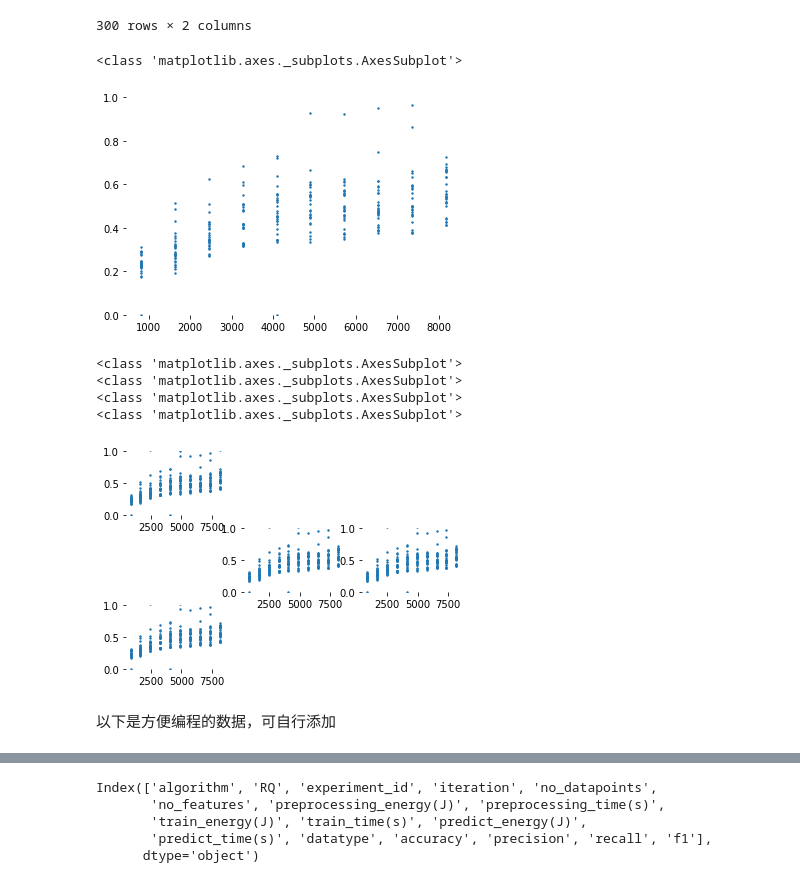
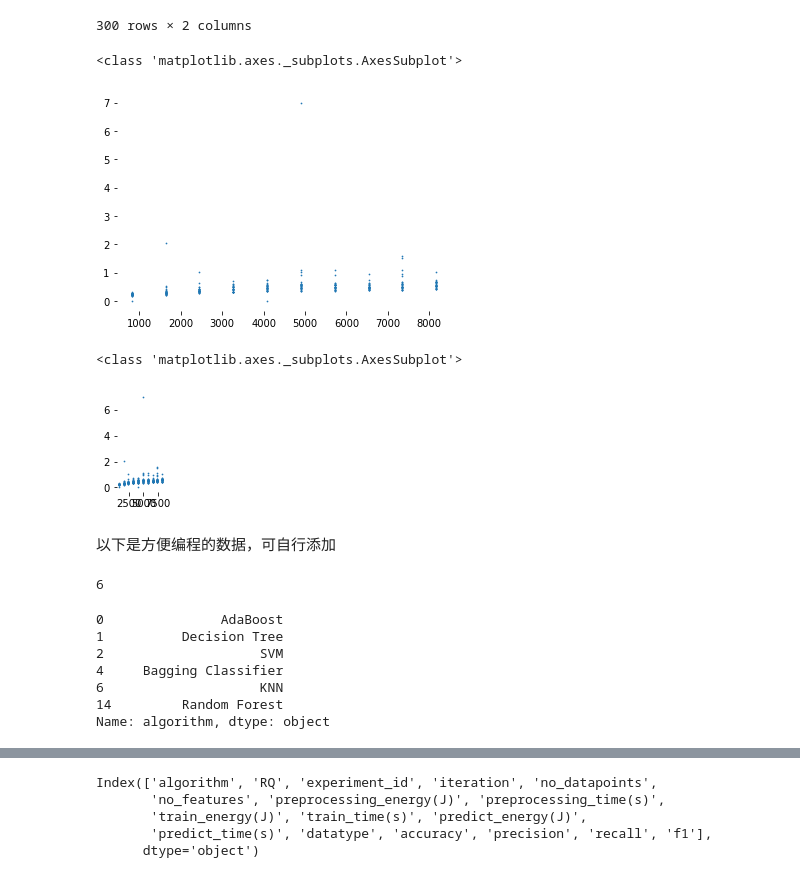
Before and after one commit to kikyo01/info250, a Jupyter notebook: project1/project1.ipynb, the cells around one changed output, grey strips where cells are left out. Saved outputs shown, nothing was run; the diff lists cells and outputs as text; code cells hidden in the pictures.

```diff
--- a/project1/project1.ipynb
+++ b/project1/project1.ipynb
@@ -16,7 +16,7 @@ def muti_axes(mode):
         return ax1
     elif mode != 0:
         # 不能加 plt = plt.figure()
-        ax2 = plt.subplot(3,3,mode)
+        ax2 = plt.subplot(2,6,mode)
         ax2.spines["right"].set_color("none")
         ax2.spines["left"].set_color("none")
         ax2.spines["top"].set_color("none")
@@ -25 +41,9 @@ def muti_axes(mode):
+# %%
+#画图
+def plot_scatter(ax,x,y):
+
+    ax = muti_axes(ax)
+    # ax.set_ylim(0,1)
+    ax.scatter(x,y,s=0.5)
+    print(type(ax))
 # %%
@@ -54,41 +77,36 @@ col_energy_labels = df1.columns[8]
 x = df1.loc[row_labels,col_feature_labels].to_numpy()
 y = df1.loc[row_labels,col_energy_labels].to_numpy()
 
-def req2(ax,x,y):
 
-    ax = muti_axes(ax)
-    ax.set_ylim(0,1)
-    ax.scatter(x,y,s=2)
-    print(type(ax))
 
-req2(0,x,y)
+plot_scatter(0,x,y)
 # %% [output]
 <class 'matplotlib.axes._subplots.AxesSubplot'>
-[figure, old version]
+[figure, new version]
 # %%
 #test muti_axes
 row_labels = df1.index[:]
 col_feature_labels = df1.columns[5]
 col_energy_labels = df1.columns[8]
 x = df1.loc[row_labels,col_feature_labels].to_numpy()
 y = df1.loc[row_labels,col_energy_labels].to_numpy()
 
-def req2(ax,x,y):
-
-    ax = muti_axes(ax)
-    print(type(ax))
-    ax.set_ylim(0,1)
-    ax.scatter(x,y,s=2)
-
-req2(1,x,y)
-req2(7,x,y)
-req2(5,x,y)
-req2(6,x,y)
+plot_scatter(1,x,y)
 # %% [output]
 <class 'matplotlib.axes._subplots.AxesSubplot'>
-<class 'matplotlib.axes._subplots.AxesSubplot'>
-<class 'matplotlib.axes._subplots.AxesSubplot'>
-<class 'matplotlib.axes._subplots.AxesSubplot'>
-[figure, old version]
+[figure, new version]
 # %% [markdown]
 以下是方便编程的数据，可自行添加
+# %%
+
+print(len(df["algorithm"].drop_duplicates()))
+df["algorithm"].drop_duplicates()
+# %% [output]
+6
+0               AdaBoost
+1          Decision Tree
+2                    SVM
+4     Bagging Classifier
+6                    KNN
+14         Random Forest
+Name: algorithm, dtype: object
```
Also changed, not shown: parts of 3 cells of this notebook.
